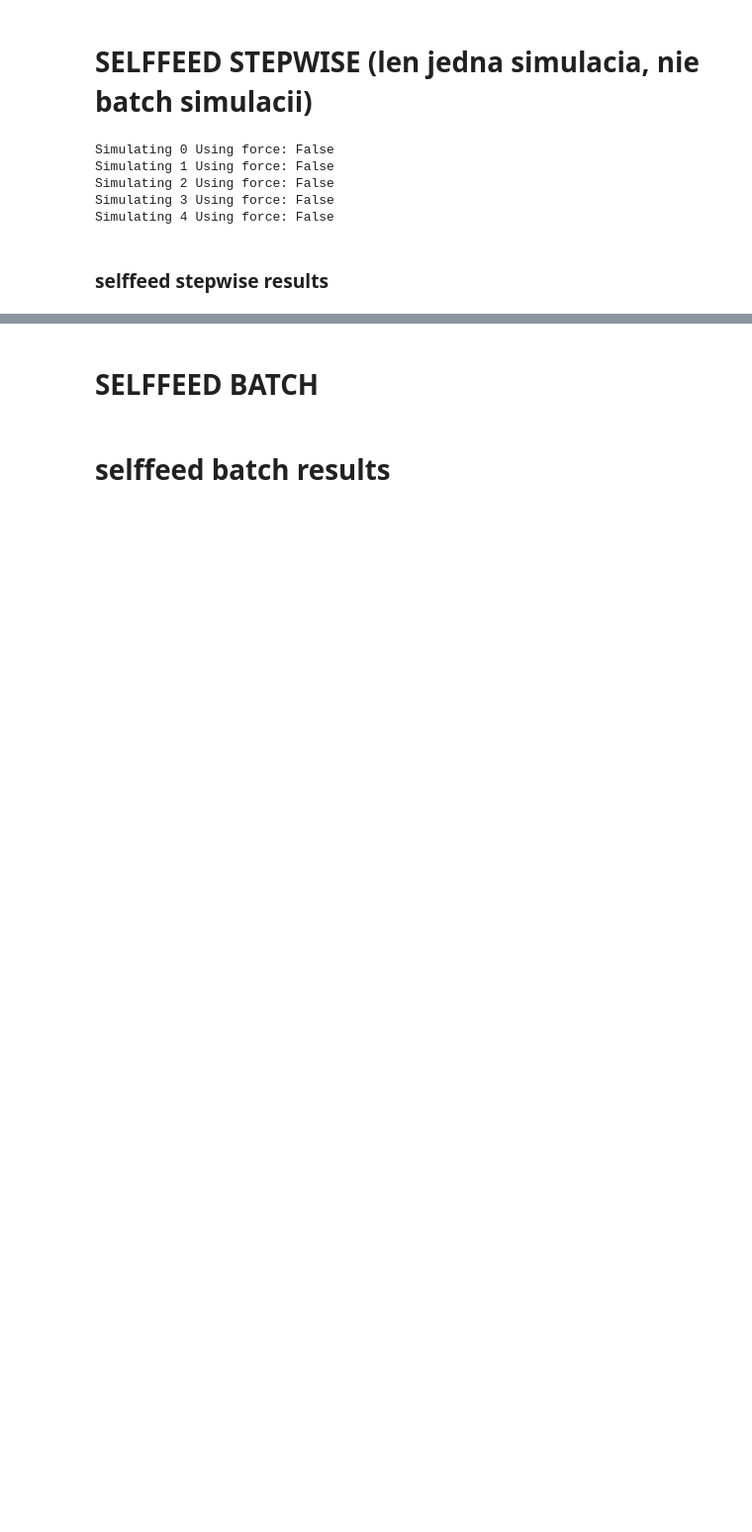
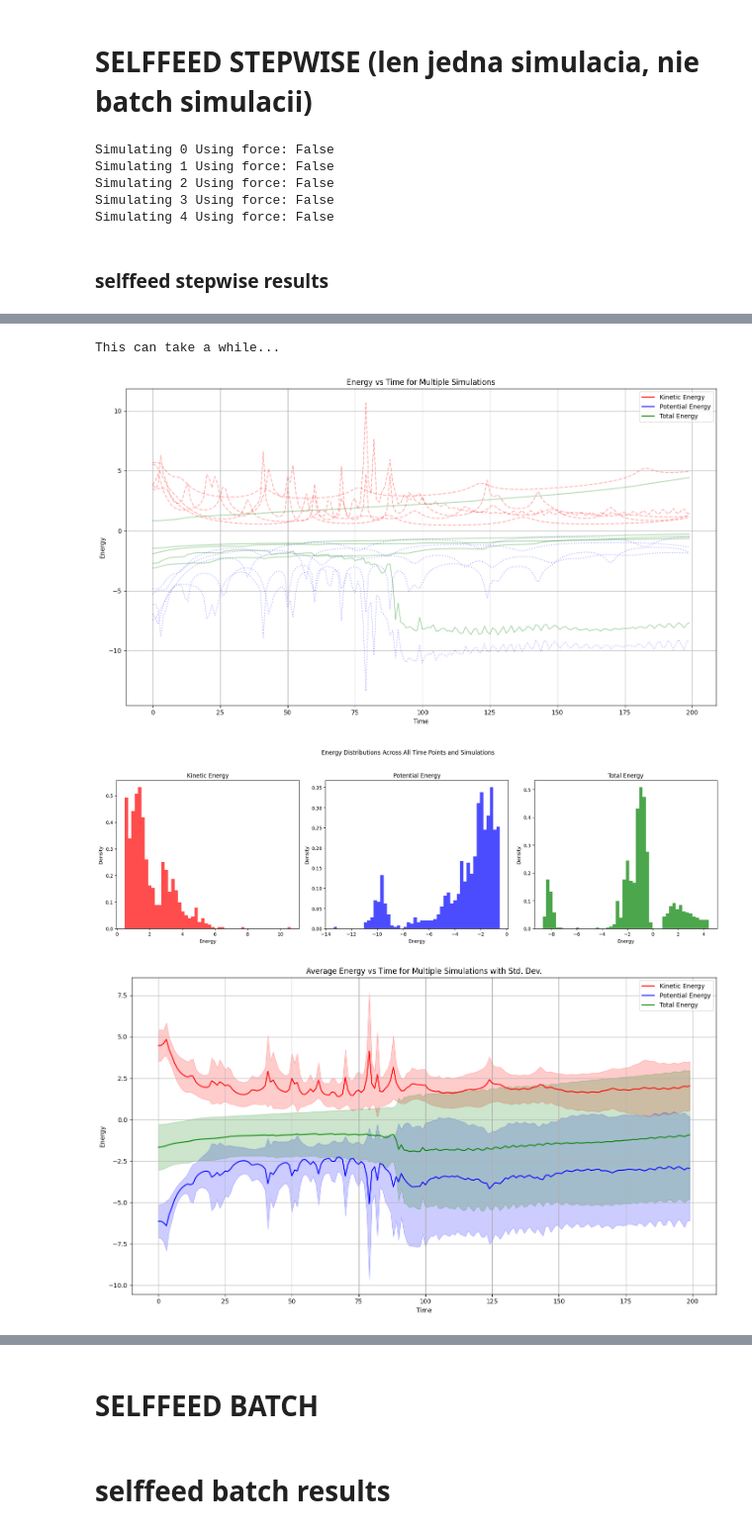
Before and after one commit to TheMightiestCarrot/n_body_approx, a Jupyter notebook: SEGNN_n_body_self_feed.ipynb, the cells around one changed output, grey strips where cells are left out. Shown at 99% size. Drawn from its saved outputs; the diff is of its cells as text; code cells hidden in the pictures; blank space fills up the shorter version.

```diff
--- a/SEGNN_n_body_self_feed.ipynb
+++ b/SEGNN_n_body_self_feed.ipynb
@@ -109,23 +111,28 @@ KeyboardInterrupt:
 # %%
 %matplotlib inline
 # todo odstranit
 # import datasets.nbody.dataset_gravity as dataset_gravity
 # importlib.reload(dataset_gravity)
 #
-# dataset_train = dataset_gravity.GravityDataset(partition='train', dataset_name=args.nbody_name,
+# dataset = dataset_gravity.GravityDataset(partition='train', dataset_name=args.nbody_name,
 #                                max_samples=args.max_samples, neighbours=args.neighbours, target=args.target,
 #                                path=os.path.join(run, "gravity"))
 
 
 # If anyone wondered how it looks like
 print("This can take a while...")
-dataset_train.plot_energies_of_all_sims(self_feed_pos, self_feed_vel, self_feed_force, mass)
+dataset.plot_energies_of_all_sims(self_feed_pos, self_feed_vel, self_feed_force, mass)
 
 # # distribution of energies of all simulations
-dataset_train.plot_energy_distributions_across_all_sims(self_feed_pos, self_feed_vel, self_feed_force, mass)
+dataset.plot_energy_distributions_across_all_sims(self_feed_pos, self_feed_vel, self_feed_force, mass)
 #
 # # stats
-dataset_train.plot_energy_statistics(self_feed_pos, self_feed_vel, self_feed_force, mass)
+dataset.plot_energy_statistics(self_feed_pos, self_feed_vel, self_feed_force, mass)
+# %% [output]
+This can take a while...
+[figure, added]
+[figure, added]
+[figure, added]
 # %%
 %matplotlib inline
 simulation_index = 2
```
Also changed, not shown: parts of 15 cells of this notebook, 2 other files.
